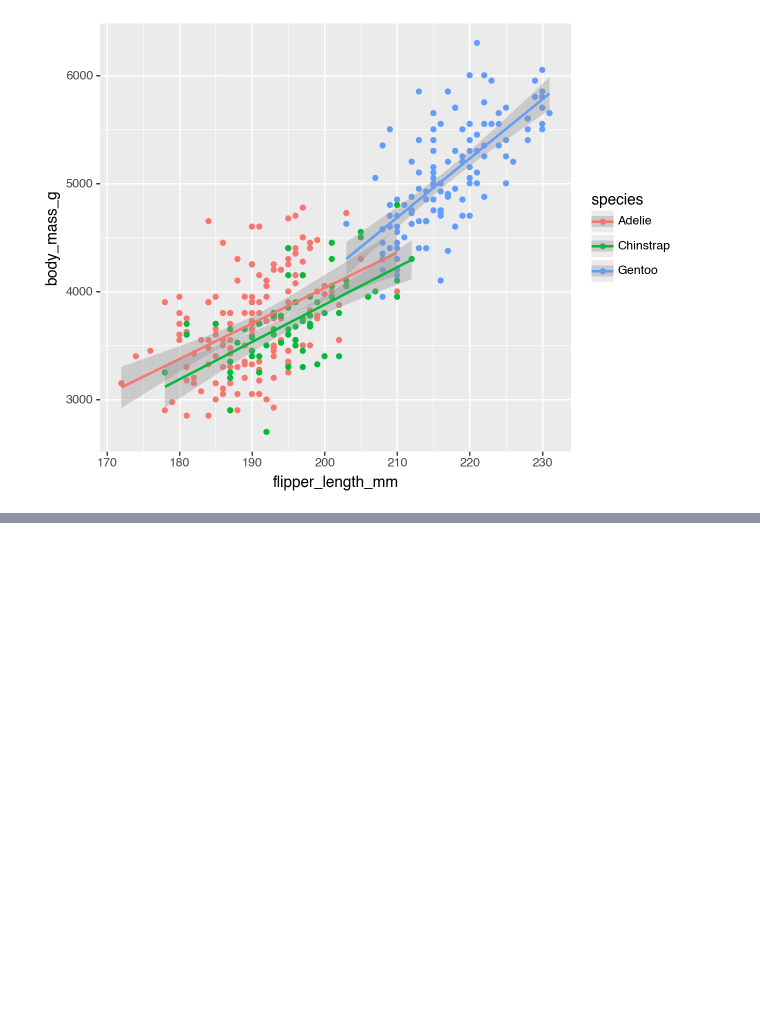
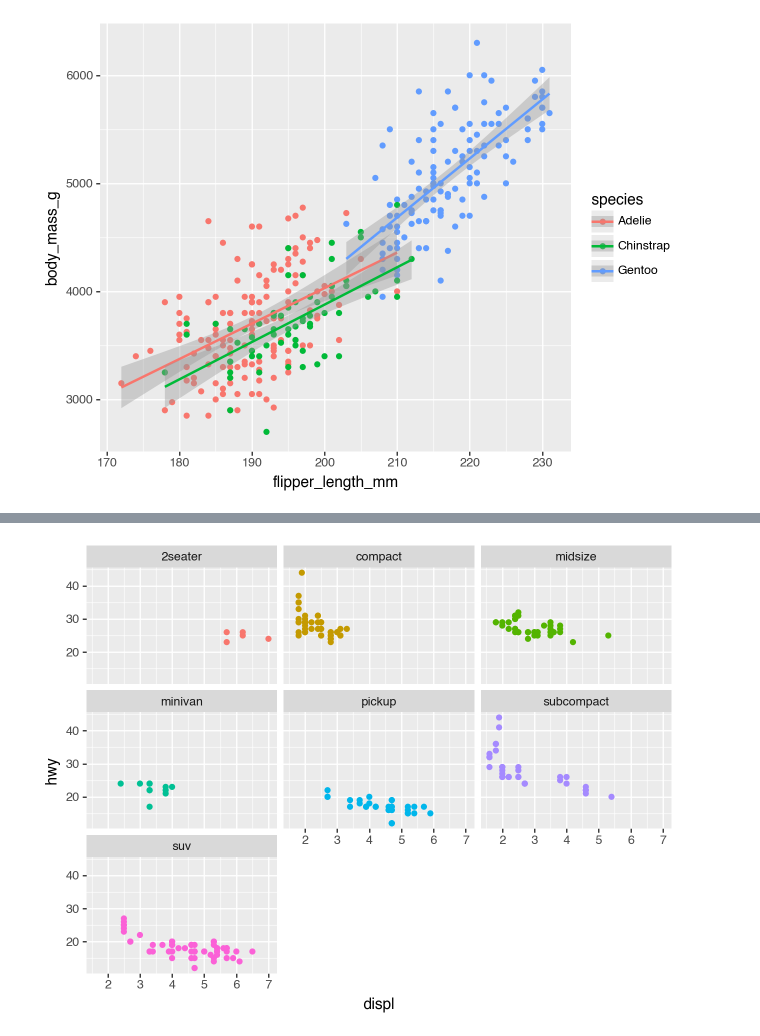
Before and after one commit to carloslesmes/COLAB, a Jupyter notebook: plotnine.ipynb, the cells around one changed output, grey strips where cells are left out. Saved outputs shown, nothing was run; the diff lists cells and outputs as text; code cells hidden in the pictures; blank space fills up the shorter version.

```diff
--- a/plotnine.ipynb
+++ b/plotnine.ipynb
@@ -31,0 +44,8 @@ from plotnine.data import penguins
+# %%
+(
+    ggplot(mpg, aes("displ", "hwy", color="class"))
+    + geom_point(show_legend=False)
+    + facet_wrap("class")
+)
+# %% [output]
+[figure, added]
```
Also changed, not shown: parts of 1 cell of this notebook.
